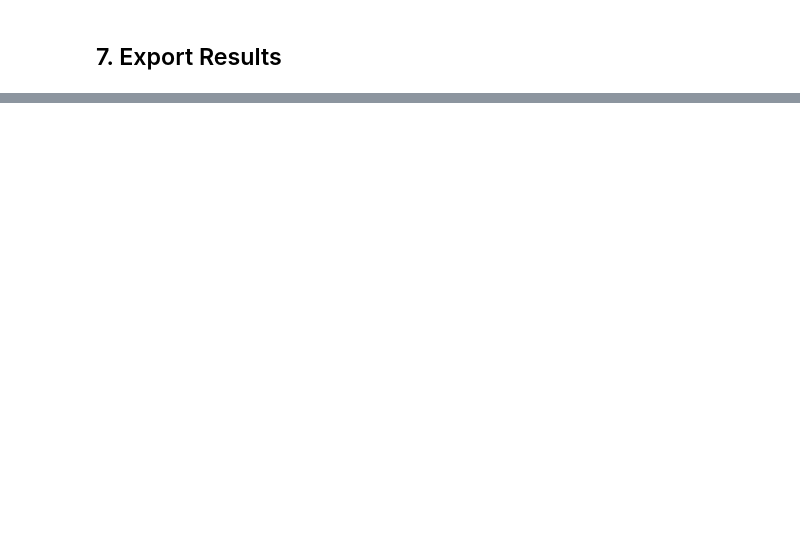
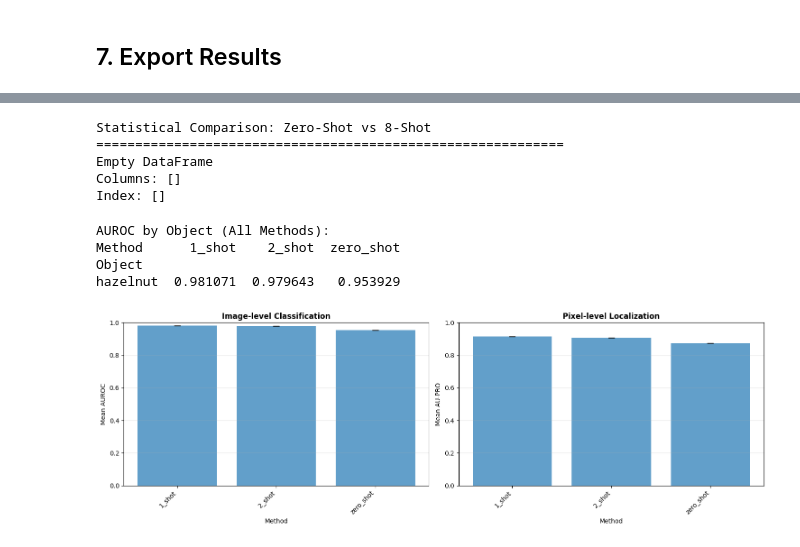
Before and after one commit to KostyalBalint/02456-deep-learning-final-project, a Jupyter notebook: evaluation.ipynb, the cells around one changed output, grey strips where cells are left out. Cells and saved outputs as stored; diff of their text form; code cells hidden in the pictures; blank space fills up the shorter version.

```diff
--- a/evaluation.ipynb
+++ b/evaluation.ipynb
@@ -105,7 +140,13 @@ results = run_evaluation(
     dataset_path=dataset_path,
     objects=objects_to_eval,
     k_values=CONFIG['k_values'],
-    method_kwargs={'use_rotation': CONFIG['use_rotation'], 'use_masking': CONFIG['use_masking'], 'k_neighbors': CONFIG['k_neighbors']}
+    method_kwargs={
+        'use_rotation': CONFIG['use_rotation'],
+        'use_masking': CONFIG['use_masking'],
+        'masking_method': CONFIG['masking_method'],
+        'segmentation_method': CONFIG['segmentation_method'],
+        'k_neighbors': CONFIG['k_neighbors']
+    }
 )
 
 results.description = f"Few-shot: rotation={CONFIG['use_rotation']}, masking={CONFIG['use_masking']}"
@@ -113,0 +177,20 @@ print('✓ Evaluation complete and saved')
+# %%
+# Run zero-shot evaluation
+# Zero-shot uses leave-one-out approach: for each test image, all other test images form the memory bank
+zero_shot_results = run_evaluation(
+    method_fn=run_zero_shot,
+    method_name='zero_shot',
+    model=model,
+    dataset_path=dataset_path,
+    objects=objects_to_eval,
+    k_values=[1],  # k_value doesn't matter for zero-shot, just need one iteration
+    method_kwargs={
+        'use_masking': CONFIG['use_masking'],
+        'masking_method': CONFIG['masking_method'],
+        'segmentation_method': CONFIG['segmentation_method'],
+    }
+)
+
+zero_shot_results.description = f"Zero-shot: masking={CONFIG['use_masking']}"
+zero_shot_results.save(CONFIG['output_dir'] / 'zero_shot_results')
+print('✓ Zero-shot evaluation complete and saved')
@@ -149,0 +311,5 @@ print('✓ Results exported')
+# %%
+# Merge few-shot and zero-shot results for comparison
+combined_results = results.merge(zero_shot_results)
+print(f"Combined methods: {combined_results.list_methods()}")
+print(f"Objects evaluated: {len(combined_results.list_objects())}")
@@ -149,0 +330,28 @@ print('✓ Results exported')
+# %%
+# Statistical comparison: Zero-Shot vs 8-Shot (best few-shot)
+print("Statistical Comparison: Zero-Shot vs 8-Shot")
+print("=" * 60)
+comp_zs_8s = combined_results.compare_methods('zero_shot', '8_shot', metric='auroc')
+print(comp_zs_8s.to_string(index=False))
+# %% [output]
+Statistical Comparison: Zero-Shot vs 8-Shot
+============================================================
+Empty DataFrame
+Columns: []
+Index: []
+# %%
+# Per-object comparison table including zero-shot
+combined_per_obj = combined_results.per_object_table()
+combined_pivot = combined_per_obj.pivot_table(index='Object', columns='Method', values='AUROC')
+print('AUROC by Object (All Methods):')
+print(combined_pivot.to_string())
+# %% [output]
+AUROC by Object (All Methods):
+Method      1_shot    2_shot  zero_shot
+Object
+hazelnut  0.981071  0.979643   0.953929
+# %%
+# Visualize method comparison including zero-shot
+plot_method_comparison(combined_results, metrics=['auroc', 'aupro'])
+# %% [output]
+[figure, added]
```
Also changed, not shown: parts of 22 cells of this notebook, 22 other files.
